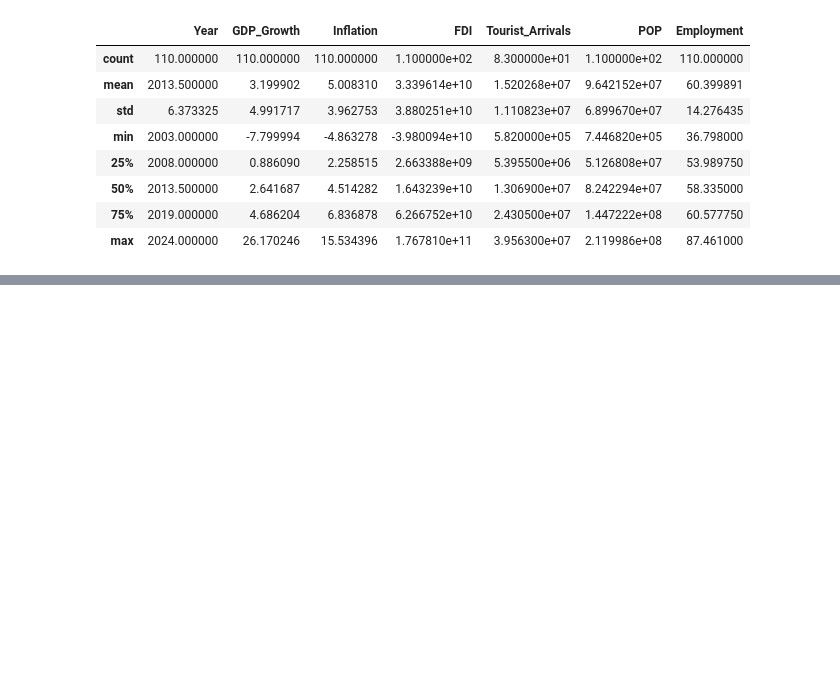
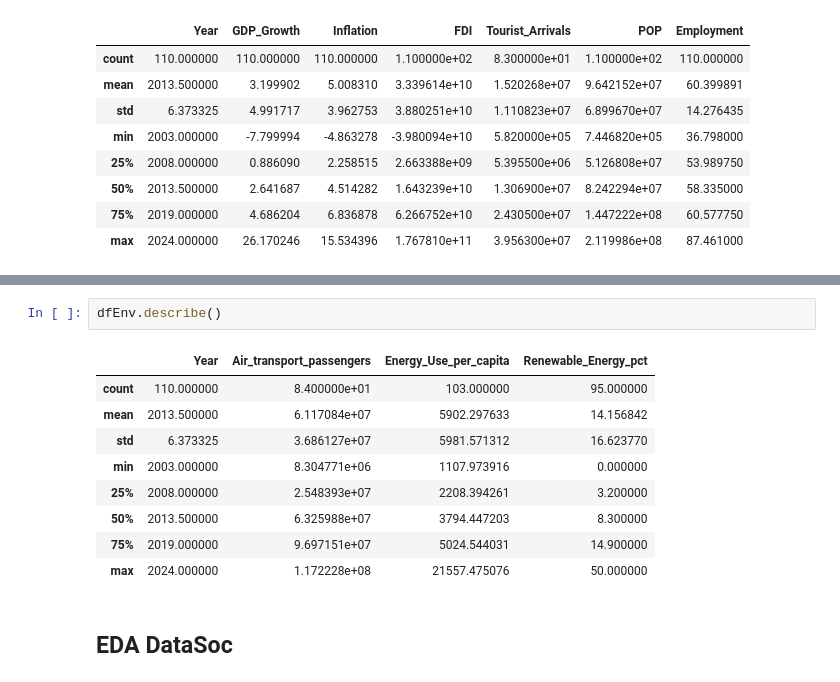
Before and after one commit to hajaraitlachgar/Impact_CDM, a Jupyter notebook: notebooks/EDA.ipynb, the cells around one changed output, grey strips where cells are left out. Cells and saved outputs as stored; diff of their text form; blank space fills up the shorter version.

```diff
--- a/notebooks/EDA.ipynb
+++ b/notebooks/EDA.ipynb
@@ -67,0 +98,14 @@ dfEco.describe()
+# %%
+dfEnv.describe()
+# %% [output]
+|  | Year | Air_transport_passengers | Energy_Use_per_capita | Renewable_Energy_pct |
+| count | 110.000000 | 8.400000e+01 | 103.000000 | 95.000000 |
+| mean | 2013.500000 | 6.117084e+07 | 5902.297633 | 14.156842 |
+| std | 6.373325 | 3.686127e+07 | 5981.571312 | 16.623770 |
+| min | 2003.000000 | 8.304771e+06 | 1107.973916 | 0.000000 |
+| 25% | 2008.000000 | 2.548393e+07 | 2208.394261 | 3.200000 |
+| 50% | 2013.500000 | 6.325988e+07 | 3794.447203 | 8.300000 |
+| 75% | 2019.000000 | 9.697151e+07 | 5024.544031 | 14.900000 |
+| max | 2024.000000 | 1.172228e+08 | 21557.475076 | 50.000000 |
+# %% [markdown]
+## EDA DataSoc
```
Also changed, not shown: parts of 24 cells of this notebook, 1 other file.
